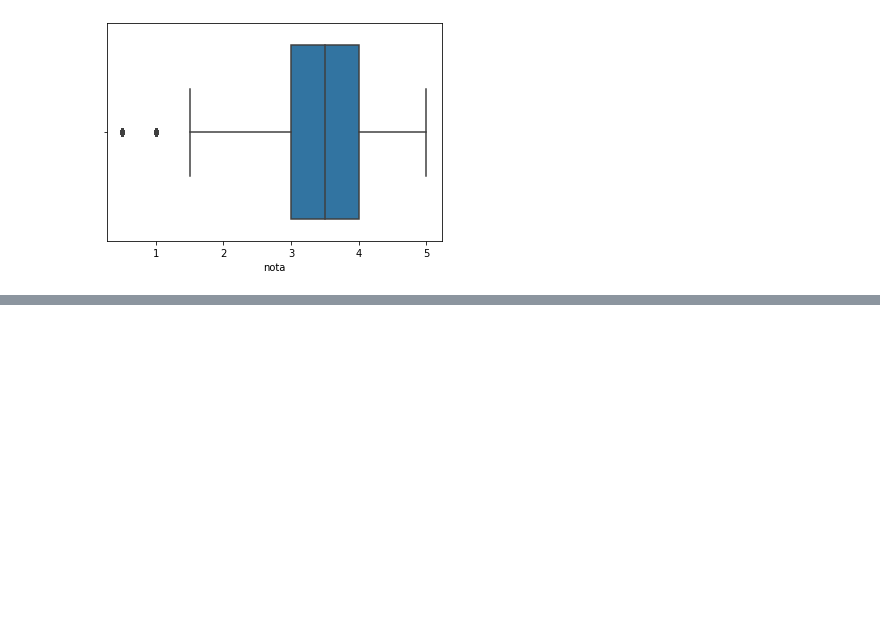
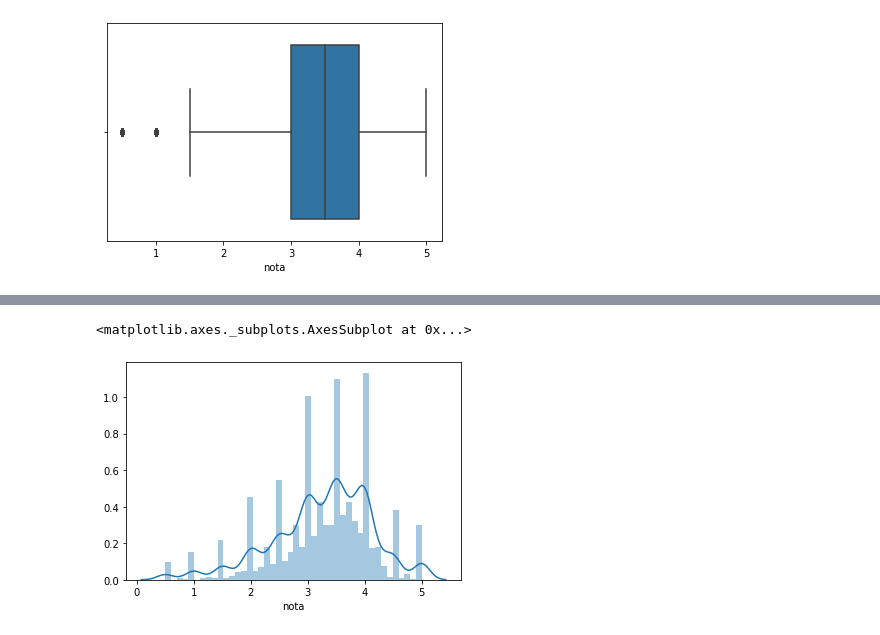
Before and after one commit to alabliuk/Alura, a Jupyter notebook: Data Science/Primeiros passos/source/Introdução_a_Data_Science.ipynb, the cells around one changed output, grey strips where cells are left out. Cells and saved outputs as stored; diff of their text form; code cells hidden in the pictures; blank space fills up the shorter version.

```diff
--- a/Data Science/Primeiros passos/source/Introdução_a_Data_Science.ipynb
+++ b/Data Science/Primeiros passos/source/Introdução_a_Data_Science.ipynb
@@ -127,0 +213,5 @@ sns.boxplot(notas.nota)
+# %%
+sns.distplot(medias_por_filme)
+# %% [output]
+<matplotlib.axes._subplots.AxesSubplot at 0x...>
+[figure, added]
```
Also changed, not shown: parts of 13 cells of this notebook.
